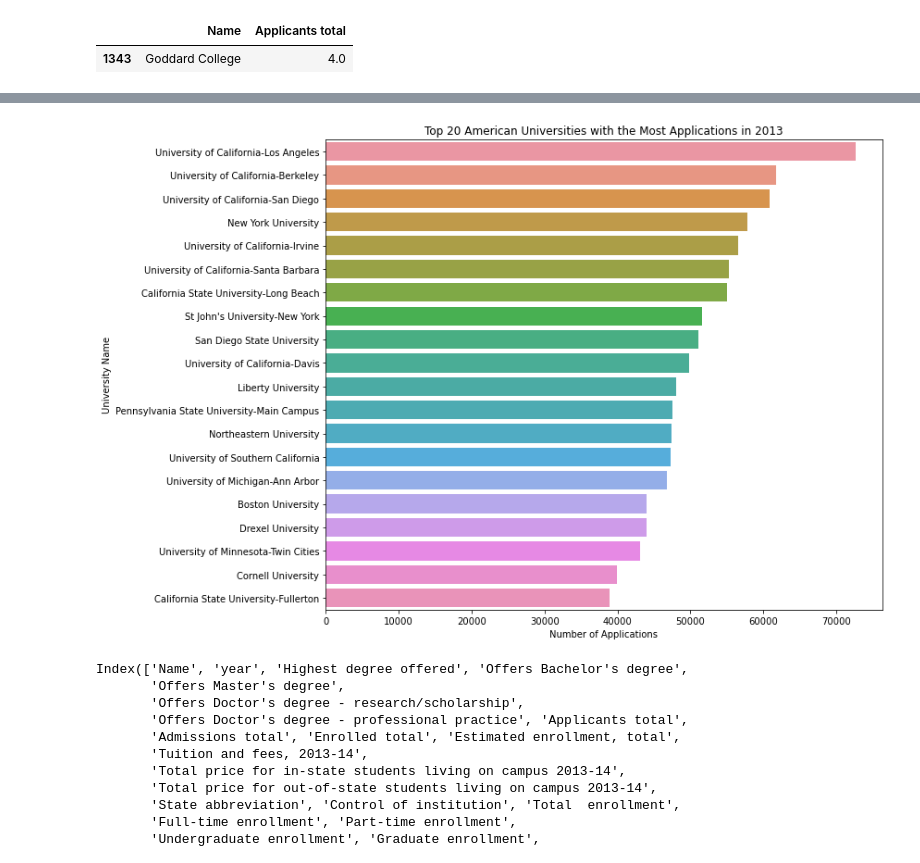
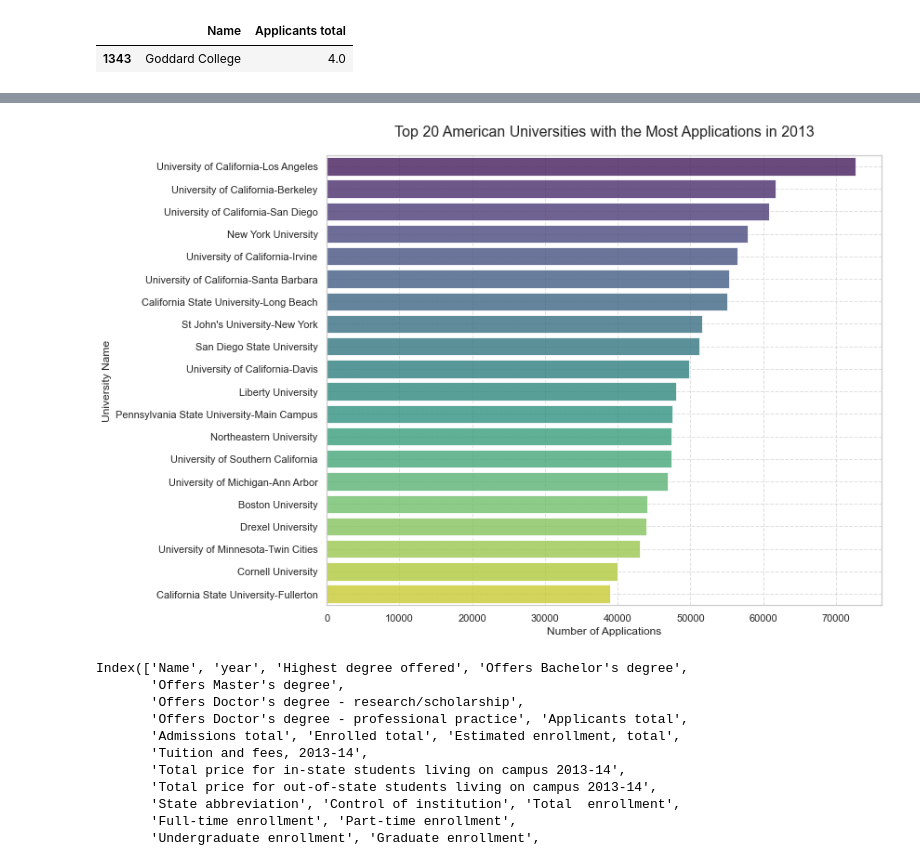
Before and after one commit to rohitgulve/IPEDS-Data-Analysis, a Jupyter notebook: IPED Data Analysis.ipynb, the cells around one changed output, grey strips where cells are left out. Drawn from its saved outputs; the diff is of its cells as text; code cells hidden in the pictures.

```diff
--- a/IPED Data Analysis.ipynb
+++ b/IPED Data Analysis.ipynb
@@ -374,19 +374,33 @@ df_IPED_cleaned
 # %%
 df_IPED_cleaned.to_csv('IPED_cleaned_data.csv', index=False)
 # %%
-import matplotlib.pyplot as plt
-import seaborn as sns
+# Set the figure size
+plt.figure(figsize=(12, 8))
 
-# Assuming 'high_app' is your DataFrame containing the top 20 universities
-plt.figure(figsize=(12, 8))
-sns.barplot(x='Applicants total', y='Name', data=high_app)
-plt.title('Top 20 American Universities with the Most Applications in 2013')
-plt.xlabel('Number of Applications')
-plt.ylabel('University Name')
+# Create the bar plot
+sns.barplot(
+    x='Applicants total',
+    y='Name',
+    data=high_app,  # Ensure you're using the correct DataFrame
+    palette='viridis',  # Use a visually appealing color palette
+    alpha=0.8  # Add transparency to bars
+)
+
+# Add title and labels
+plt.title('Top 20 American Universities with the Most Applications in 2013', fontsize=16, pad=20)
+plt.xlabel('Number of Applications', fontsize=12)
+plt.ylabel('University Name', fontsize=12)
+
+# Add grid for better readability
+plt.grid(True, linestyle='--', alpha=0.6)
+
+# Adjust layout to prevent overlap
 plt.tight_layout()
+
+# Show the plot
 plt.show()
 # %% [output]
-[figure, old version]
+[figure, new version]
 # %%
 df_IPED_cleaned.columns
 # %% [output]
```
Also changed, not shown: parts of 32 cells of this notebook.
